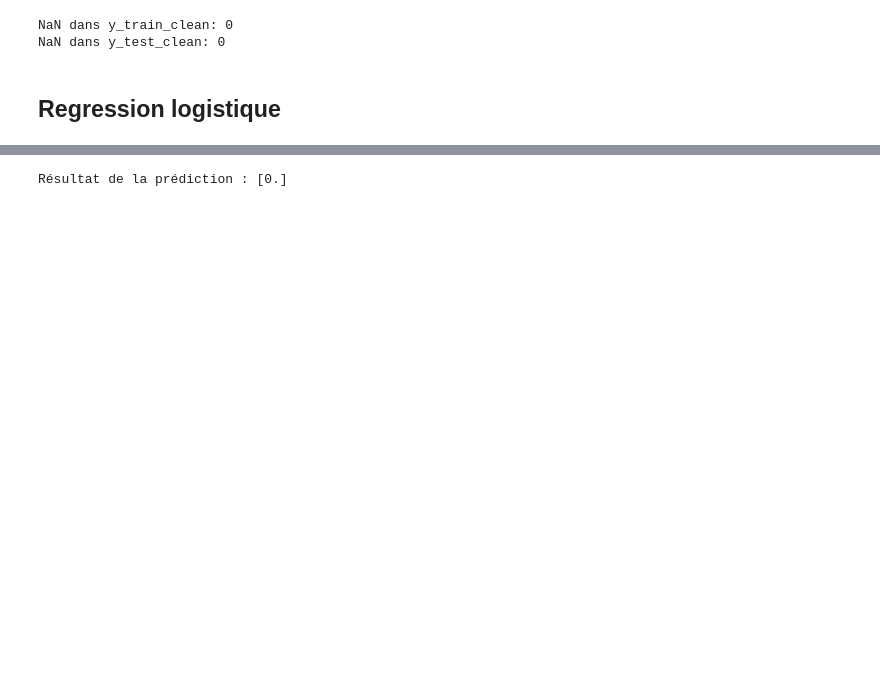
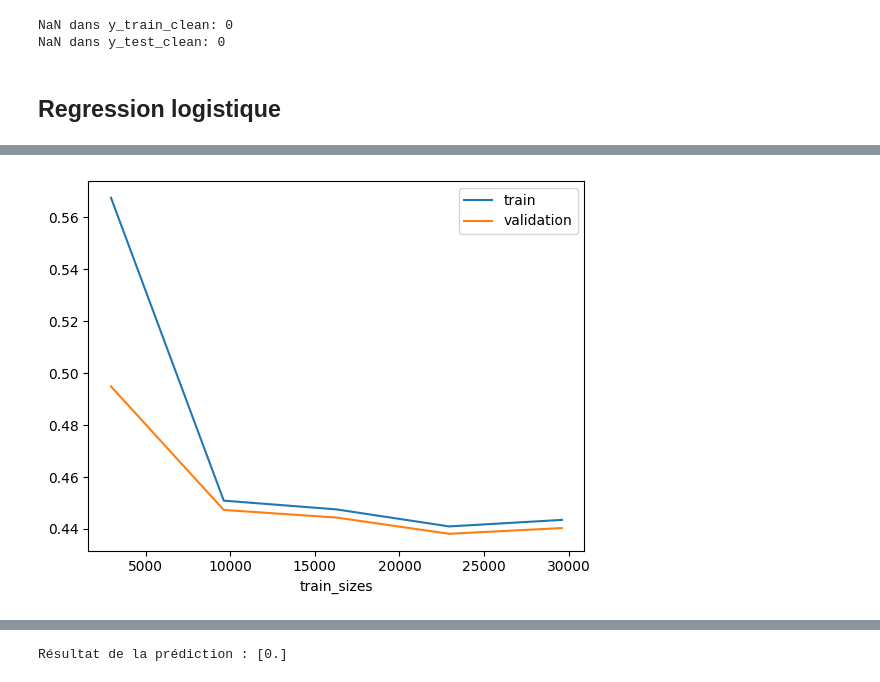
Before and after one commit to yaniskahoul/Bank-classification-marketing, a Jupyter notebook: api_ai/notebooks/modelisation.ipynb, the cells around one changed output, grey strips where cells are left out. Saved outputs shown, nothing was run; the diff lists cells and outputs as text; code cells hidden in the pictures; blank space fills up the shorter version.

```diff
--- a/api_ai/notebooks/modelisation.ipynb
+++ b/api_ai/notebooks/modelisation.ipynb
@@ -235,0 +197,2 @@ Accuracy: 0.9126263272355123
+# %%
+y_pred = pipeline.predict(X_test)
@@ -235,0 +214,5 @@ Accuracy: 0.9126263272355123
+# %%
+from sklearn.metrics import f1_score
+# Calculer le F1 score moyen pour toutes les classes
+f1 = f1_score(y_test, y_pred, average='macro')  # 'macro' ne prend pas en compte le déséquilibre des classes
+print('F1 Score (Macro):', f1)
@@ -235,0 +297,11 @@ Accuracy: 0.9126263272355123
+# %%
+#all_col = new_col + X_train.columns
+column_names= pipeline[0].get_feature_names_out()
+coefficients = pipeline.named_steps['model'].coef_[0]  # Accéder aux coefficients du modèle
+
+# Créer un DataFrame pour une meilleure visualisation
+feature_importance = pd.DataFrame(coefficients,
+                                  index=column_names,
+                                  columns=['Coefficient']).sort_values(by='Coefficient', ascending=False)
+
+print(feature_importance)
@@ -235,0 +328,60 @@ Accuracy: 0.9126263272355123
+# %%
+from sklearn.metrics import accuracy_score, precision_score, recall_score, f1_score, roc_auc_score
+import mlflow
+from mlflow import sklearn as mlf_sklearn
+
+# Activer l'enregistrement automatique
+mlflow.sklearn.autolog(log_input_examples=False, log_model_signatures=True, log_models=True, log_datasets=False, disable=False,
+                       exclusive=False, disable_for_unsupported_versions=False, silent=False, max_tuning_runs=5,
+                       log_post_training_metrics=False, serialization_format='cloudpickle', registered_model_name=None,
+                       pos_label=None, extra_tags=None)
+
+# Débuter une expérience MLflow
+with mlflow.start_run(run_name="first_logistic_regression"):
+    # Entraîner le modèle (cela déclenche autolog pour enregistrer le modèle et les métriques automatiquement)
+    pipeline.fit(X_train, y_train)
+
+    # Prédictions sur l'ensemble de test
+    y_pred = pipeline.predict(X_test)
+    y_pred_proba = pipeline.predict_proba(X_test)[:, 1]  # probabilités pour la classe positive
+
+    # Calcul des métriques
+    accuracy = accuracy_score(y_test, y_pred)
+    precision = precision_score(y_test, y_pred)
+    recall = recall_score(y_test, y_pred)
+    f1 = f1_score(y_test, y_pred)
+    roc_auc = roc_auc_score(y_test, y_pred_proba)
+    mlflow.log_metric("test_accuracy", accuracy )
+    mlflow.log_metric("precision", precision )
+    mlflow.log_metric("recall", recall )
+    mlflow.log_metric("f1", f1 )
+    mlflow.log_metric("roc_auc", roc_auc )
+
+    N, train_score, val_score = learning_curve(pipeline, X_train, y_train,cv=10, scoring="f1", random_state=42)
+
+    plt.plot(N, train_score.mean(axis=1), label='train')
+    plt.plot(N, pd.DataFrame(val_score).mean(axis=1), label='validation')
+    plt.xlabel('train_sizes')
+    plt.legend()
+    plt.savefig("learning_curve.png")
+
+    coefficients = pipeline.named_steps['model'].coef_[0]  # Accéder aux coefficients du modèle
+
+    new_col = pipeline['preprocessor'].transformers_[1][1]\
+    .get_feature_names_out(cat_columns)
+    all_col = list(num_columns) + list(new_col)
+
+    # Créer un DataFrame pour une meilleure visualisation
+    feature_importance = pd.DataFrame(coefficients,
+                                    index=all_col,
+                                    columns=['Coefficient']).sort_values(by='Coefficient', ascending=False)
+
+    feature_importance.to_html("feature_importance.html")
+
+
+    # Vous pouvez toujours ajouter d'autres artefacts si nécessaire
+    mlflow.log_artifact("learning_curve.png")
+    mlflow.log_artifact("feature_importance.html")
+
+# L'exécution est automatiquement clôturée avec le bloc 'with'
+# %% [output]
@@ -235,0 +405 @@ Accuracy: 0.9126263272355123
+[figure, added]
```
Also changed, not shown: parts of 72 cells of this notebook, 1 other file.
